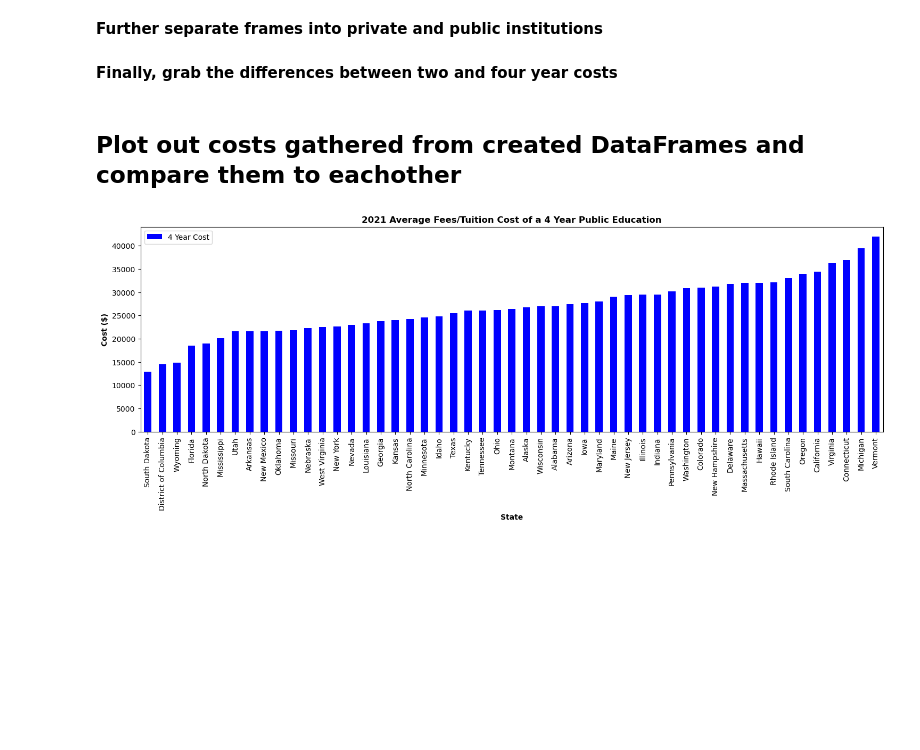
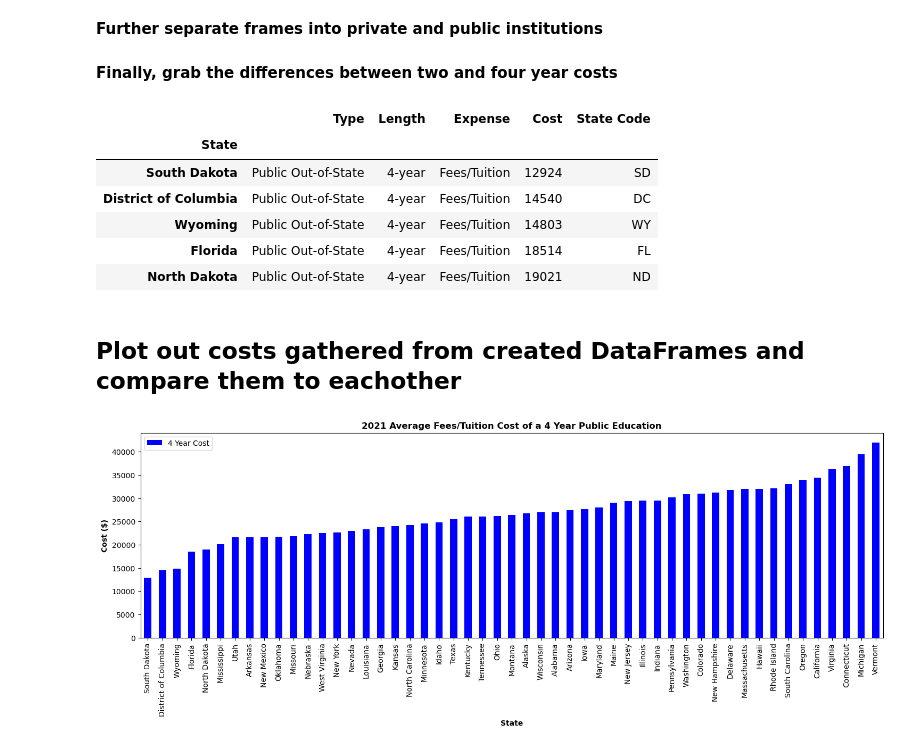
Before and after one commit to anthonybpino/Project-1-Undergrad-Student-Data, a Jupyter notebook: cost_state_2021.ipynb, the cells around one changed output. Drawn from its saved outputs; the diff is of its cells as text; code cells hidden in the pictures; blank space fills up the shorter version.

```diff
--- a/cost_state_2021.ipynb
+++ b/cost_state_2021.ipynb
@@ -26,3 +47,19 @@ school_df.head()
+# %%
+state_codes = {"Alabama": "AL", "Montana": "MT", "New Hampshire": "NH", "New Jersey": "NJ",
+               "New Mexico": "NM", "New York": "NY", "North Carolina": "NC", "North Dakota": "ND",
+               "Ohio": "OH", "Oklahoma": "OK", "Oregon": "OR", "Pennsylvania": "PA",
+               "Rhode Island": "RI", "South Carolina": "SC", "South Dakota": "SD", "Tennessee": "TN",
+               "Texas": "TX", "Utah": "UT", "Vermont": "VT", "Virginia": "VA",
+               "Washington": "WA", "West Virginia": "WV", "Wisconsin": "WI", "Nebraska": "NE",
+               "Missouri": "MO", "Illinois": "IL", "California": "CA", "Connecticut": "CT",
+               "Arkansas": "AR", "Arizona": "AZ", "Florida": "FL", "Georgia": "GA",
+               "Hawaii": "HI", "Idaho": "ID", "Mississippi": "MS", "Indiana": "IN",
+               "Iowa": "IA", "Kansas": "KS", "Kentucky": "KY", "Louisiana": "LA",
+               "Maine": "ME", "Maryland": "MD", "Massachusetts": "MA", "Michigan": "MI",
+               "Minnesota": "MN", "Colorado": "CO", "Nevada": "NV", "Alaska": "AK",
+               "Delaware": "DE", "Wyoming": "WY", "District of Columbia": "DC"}
+
+school_df["State Code"] = school_df["State"].map(state_codes)
 # %% [markdown]
 **Create seperate dataframes for fees/tuition and room/board**
 # %%
@@ -50,10 +87,19 @@ del school_public["Year"]
 # %%
 school_twoyear = fees_tuition_data[fees_tuition_data["Length"] == "2-year"].groupby(["State"]).max()
 school_twoyear = school_twoyear.sort_values(by="Cost")
 school_twoyear = school_twoyear[school_twoyear["Year"] == 2021]
 del school_twoyear["Year"]
 
 school_fouryear_public = school_public[school_public["Length"] == "4-year"]
+school_fouryear_public.head()
+# %% [output]
+|  | Type | Length | Expense | Cost | State Code |
+| State |  |  |  |  |  |
+| South Dakota | Public Out-of-State | 4-year | Fees/Tuition | 12924 | SD |
+| District of Columbia | Public Out-of-State | 4-year | Fees/Tuition | 14540 | DC |
+| Wyoming | Public Out-of-State | 4-year | Fees/Tuition | 14803 | WY |
+| Florida | Public Out-of-State | 4-year | Fees/Tuition | 18514 | FL |
+| North Dakota | Public Out-of-State | 4-year | Fees/Tuition | 19021 | ND |
 # %% [markdown]
 ## Plot out costs gathered from created DataFrames and compare them to eachother
 # %%
```
Also changed, not shown: parts of 5 cells of this notebook, 7 other files.
